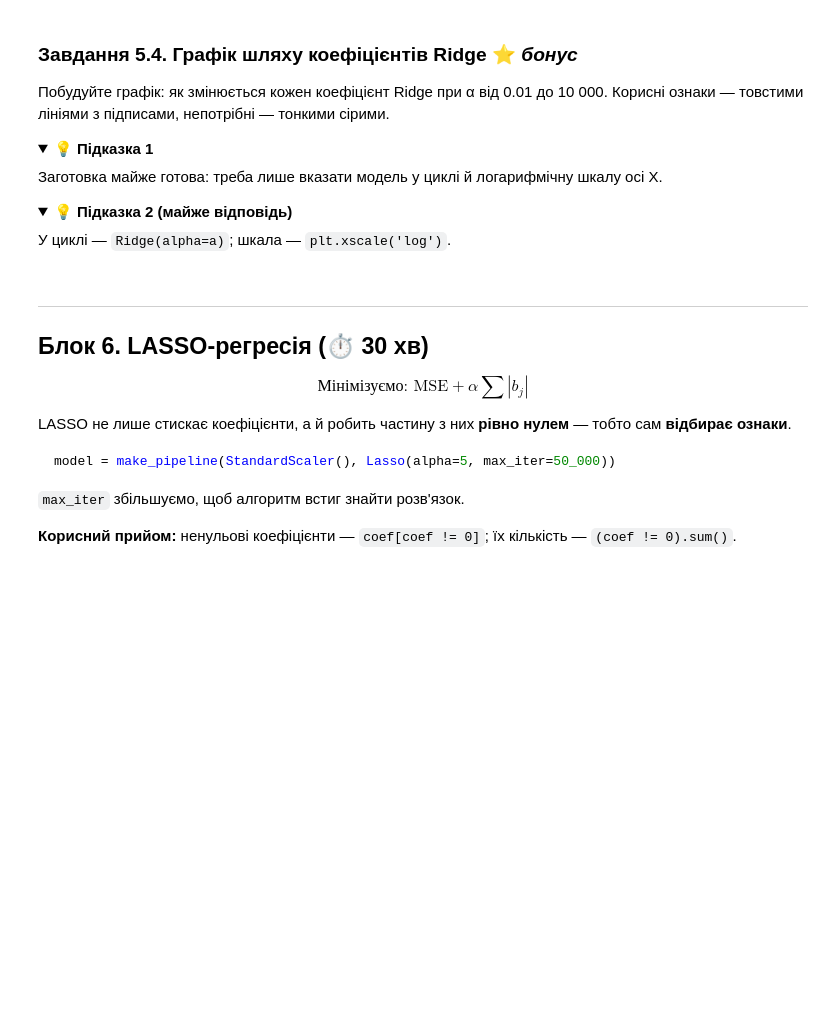
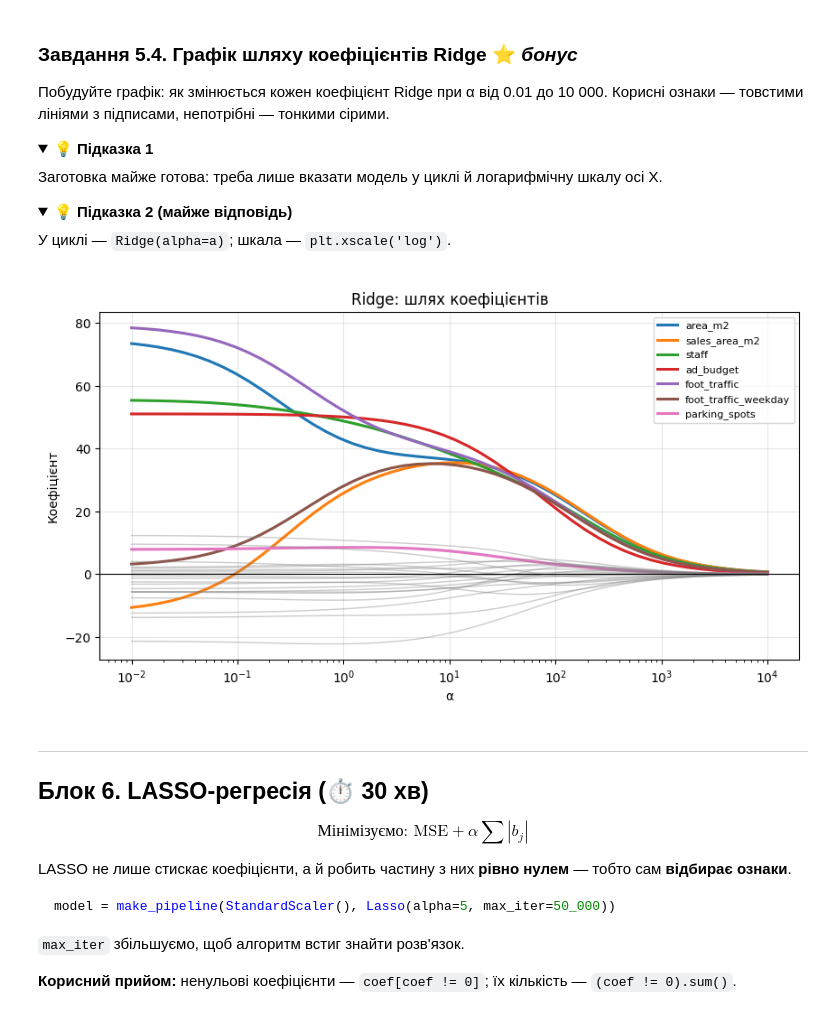
Before and after one commit to RomanLuja/ML, a Jupyter notebook: Практика_Ridge_LASSO_traceback_assert.ipynb, the cells around one changed output. Cells and saved outputs as stored; diff of their text form; code cells hidden in the pictures; folded sections open; blank space fills up the shorter version.

```diff
--- a/Практика_Ridge_LASSO_traceback_assert.ipynb
+++ b/Практика_Ridge_LASSO_traceback_assert.ipynb
@@ -900,20 +900,22 @@ check('5.3', coef_sizes)
 </details>
 # %%
 alpha_grid = np.logspace(-2, 4, 50)
-path = np.array([make_pipeline(StandardScaler(), ВАШ_КОД(alpha=a)).fit(X_train, y_train)[-1].coef_ for a in alpha_grid])
+path = np.array([make_pipeline(StandardScaler(), Ridge(alpha=a)).fit(X_train, y_train)[-1].coef_ for a in alpha_grid])
 
 for j, col in enumerate(X.columns):
     if col in USEFUL:
         plt.plot(alpha_grid, path[:, j], linewidth=2.2, label=col)
     else:
         plt.plot(alpha_grid, path[:, j], color='gray', alpha=0.4, linewidth=1)
-plt.xscale('ВАШ_КОД')
+plt.xscale('log')
 plt.axhline(0, color='black', linewidth=0.8)
 plt.title('Ridge: шлях коефіцієнтів')
 plt.xlabel('α')
 plt.ylabel('Коефіцієнт')
 plt.legend(fontsize=8)
 plt.show()
+# %% [output]
+[figure, added]
 # %% [markdown]
 ---
 
```
Also changed, not shown: parts of 11 cells of this notebook.
